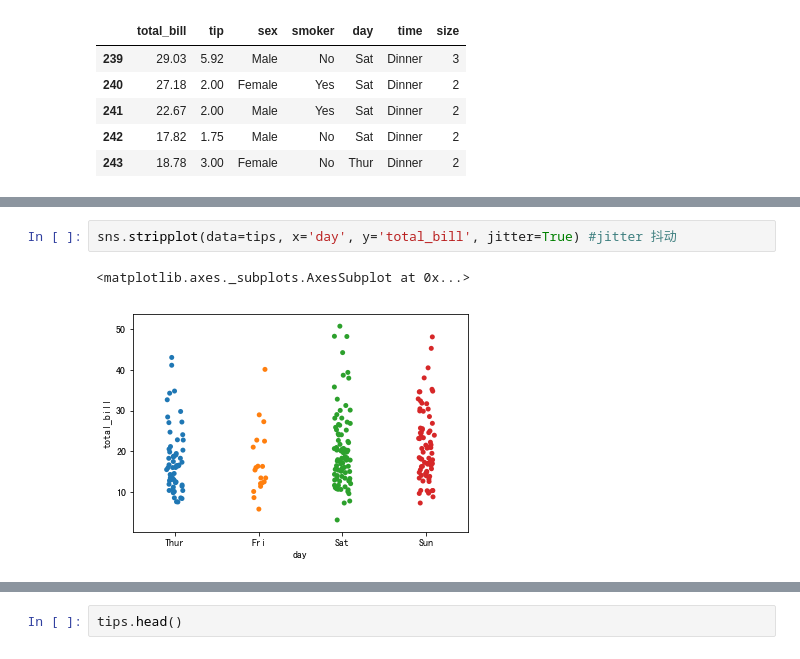
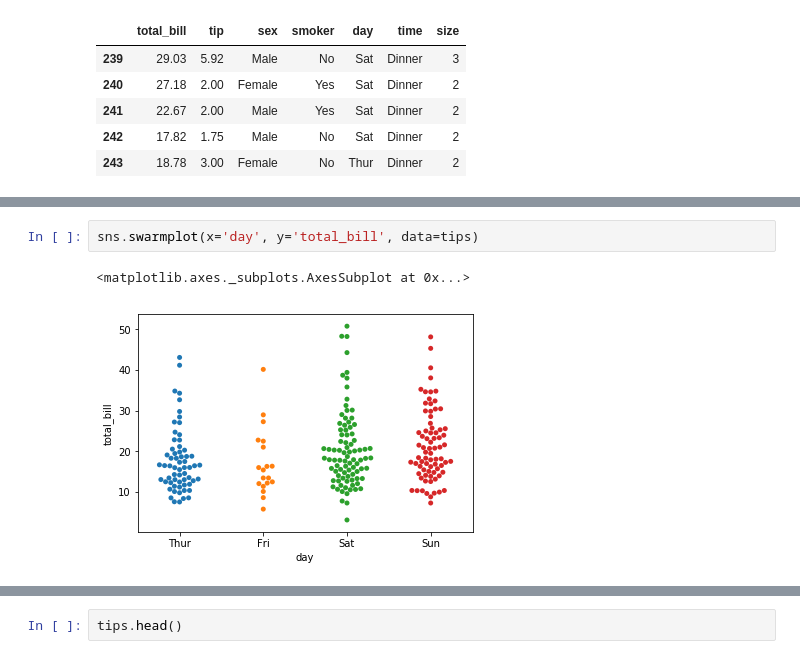
Before and after one commit to appke/Los-House-Prices, a Jupyter notebook: 05.Seaborn数据分析.ipynb, the cells around one changed output, grey strips where cells are left out. Drawn from its saved outputs; the diff is of its cells as text.

```diff
--- a/05.Seaborn数据分析.ipynb
+++ b/05.Seaborn数据分析.ipynb
@@ -27,5 +42,5 @@ sns.stripplot(data=tips, x='day', y='total_bill', jitter=False)
 # %%
-sns.stripplot(data=tips, x='day', y='total_bill', jitter=True) #jitter 抖动
+sns.swarmplot(x='day', y='total_bill', data=tips)
 # %% [output]
 <matplotlib.axes._subplots.AxesSubplot at 0x...>
-[figure, old version]
+[figure, new version]
```
Also changed, not shown: parts of 36 cells of this notebook.
